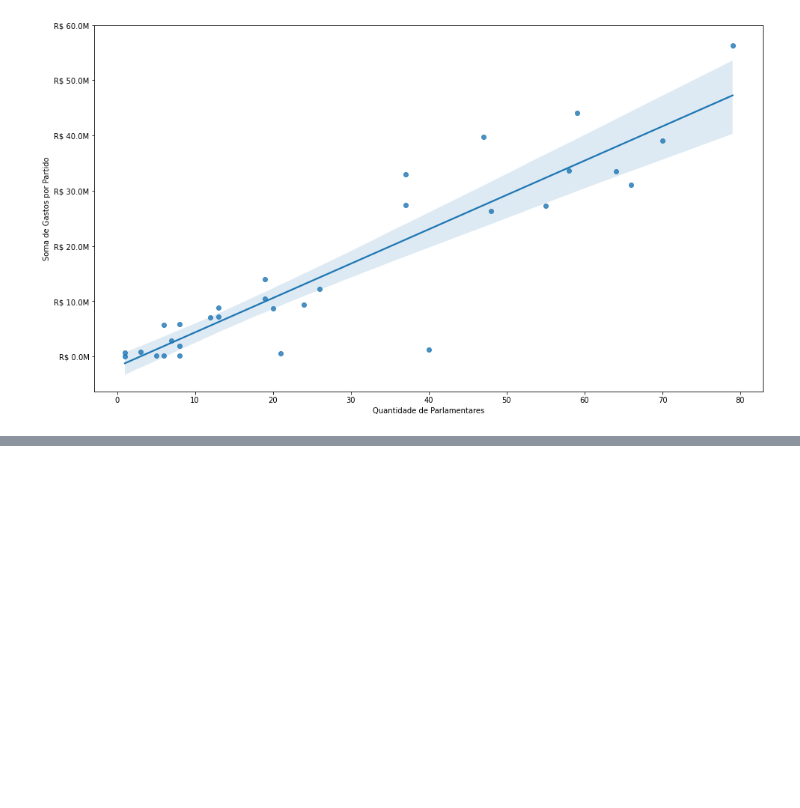
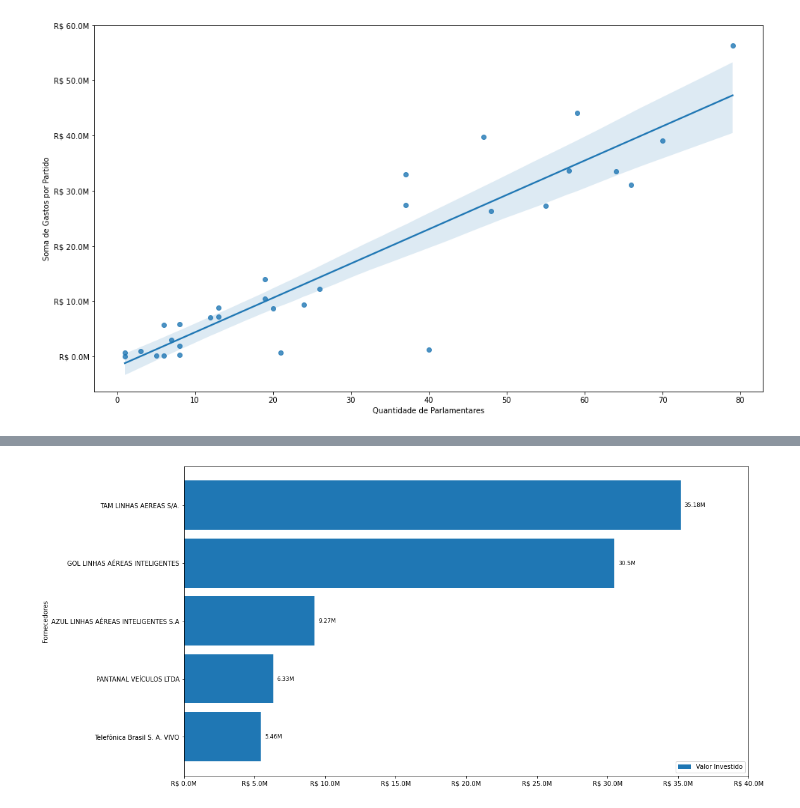
Before and after one commit to derekmartins/AnaliseCotaParlamentarDeputadosFederais, a Jupyter notebook: Análise Final.ipynb, the cells around one changed output, grey strips where cells are left out. Drawn from its saved outputs; the diff is of its cells as text; code cells hidden in the pictures; blank space fills up the shorter version.

```diff
--- a/Análise Final.ipynb
+++ b/Análise Final.ipynb
@@ -478,0 +507,60 @@ ax.set_yticklabels(yticks);
+# %%
+colunas_analisadas = ['txtCNPJCPF', 'vlrDocumento']
+df = dado[colunas_analisadas]
+gpcnpj = utils.soma_gastos(df).sort_values('vlrDocumento', ascending=False).reset_index()[:5].copy()
+
+l = []
+
+for cnpj in gpcnpj.nlargest(5, columns='vlrDocumento').txtCNPJCPF:
+    l.append(utils.buscar_por_cnpj(dado, cnpj).txtFornecedor.unique()[0])
+
+
+gpcnpj['Fornecedor'] = pd.Series(l)
+
+
+col = ['Fornecedor', 'vlrDocumento']
+#soma de gastos por fornecedor
+sgf = gpcnpj[col].copy()
+
+sgf.columns = ['Fornecedores', 'Valor Investido']
+
+
+sgf = sgf.sort_values(sgf.columns[1])
+
+
+mx = 40_000_000
+
+fig, ax = plt.subplots()
+
+fig.patch.set_facecolor('white')
+
+sgf.set_index(sgf.columns[0]).plot.barh(
+    figsize=(16,9),
+    width=.85,
+    ax=ax
+)
+
+ax.set_facecolor('white')
+
+# Ajustar As Anotações
+ax.set_xlim(0, mx)
+
+labels = (sgf[sgf.columns[1]] / 1_000_000).round(2).to_numpy()
+for x, y in enumerate(sgf[sgf.columns[1]]):
+    text = f'{labels[x]}M'
+    ax.annotate(text,(y + 250000, x), va='center', fontsize=9)
+ax.legend(loc=4)
+
+# Ajustar o Eixo X
+
+yticks = [x for x in range(0, mx+1, int(mx/8))]
+
+ax.set_xticks(yticks)
+
+
+yticks = [f'R$ {x/1000000}M' for x in yticks]
+ax.set_xticklabels(yticks);
+
+plt.savefig('Décima Terceira.png', bbox_inches='tight')
+# %% [output]
+[figure, added]
```
Also changed, not shown: parts of 8 cells of this notebook, 2 other files.
